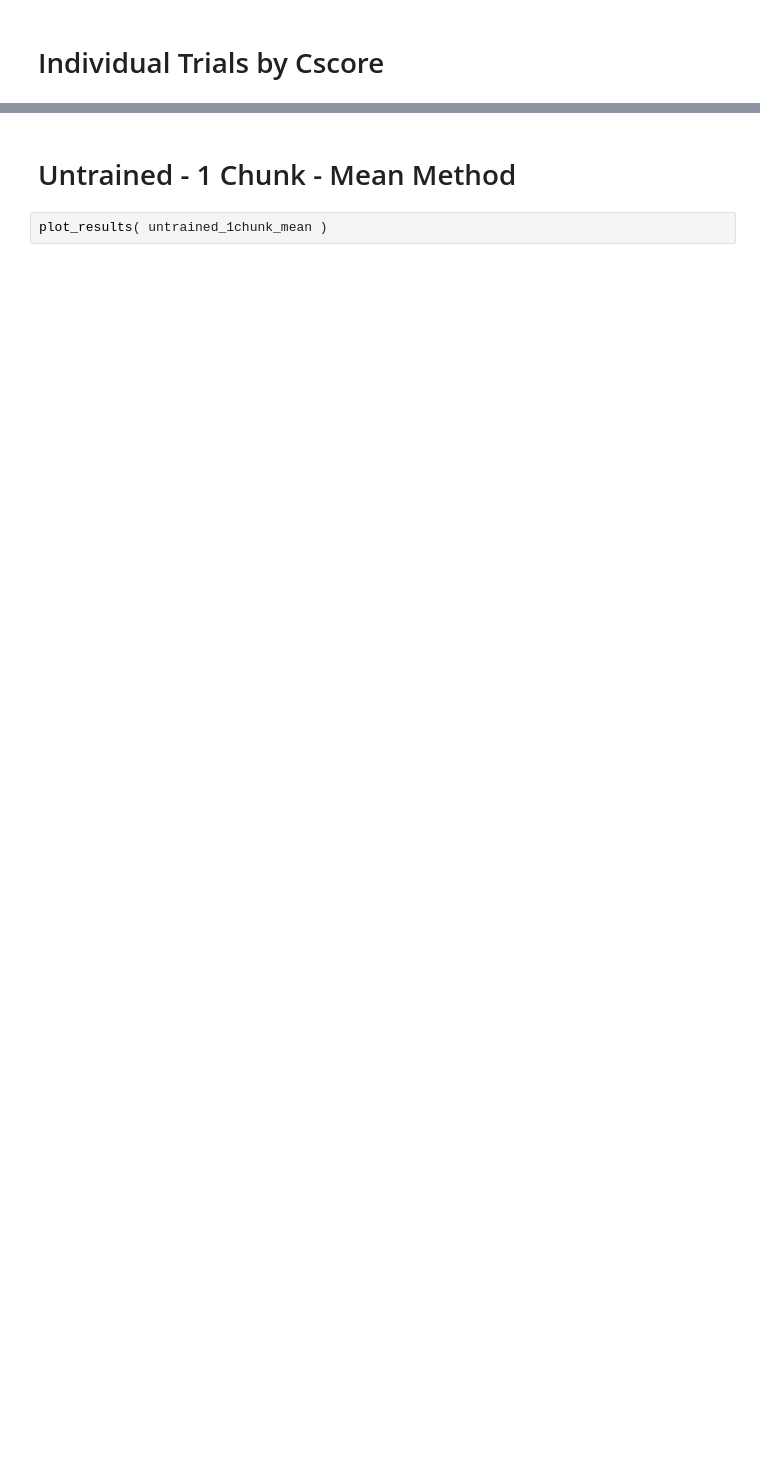
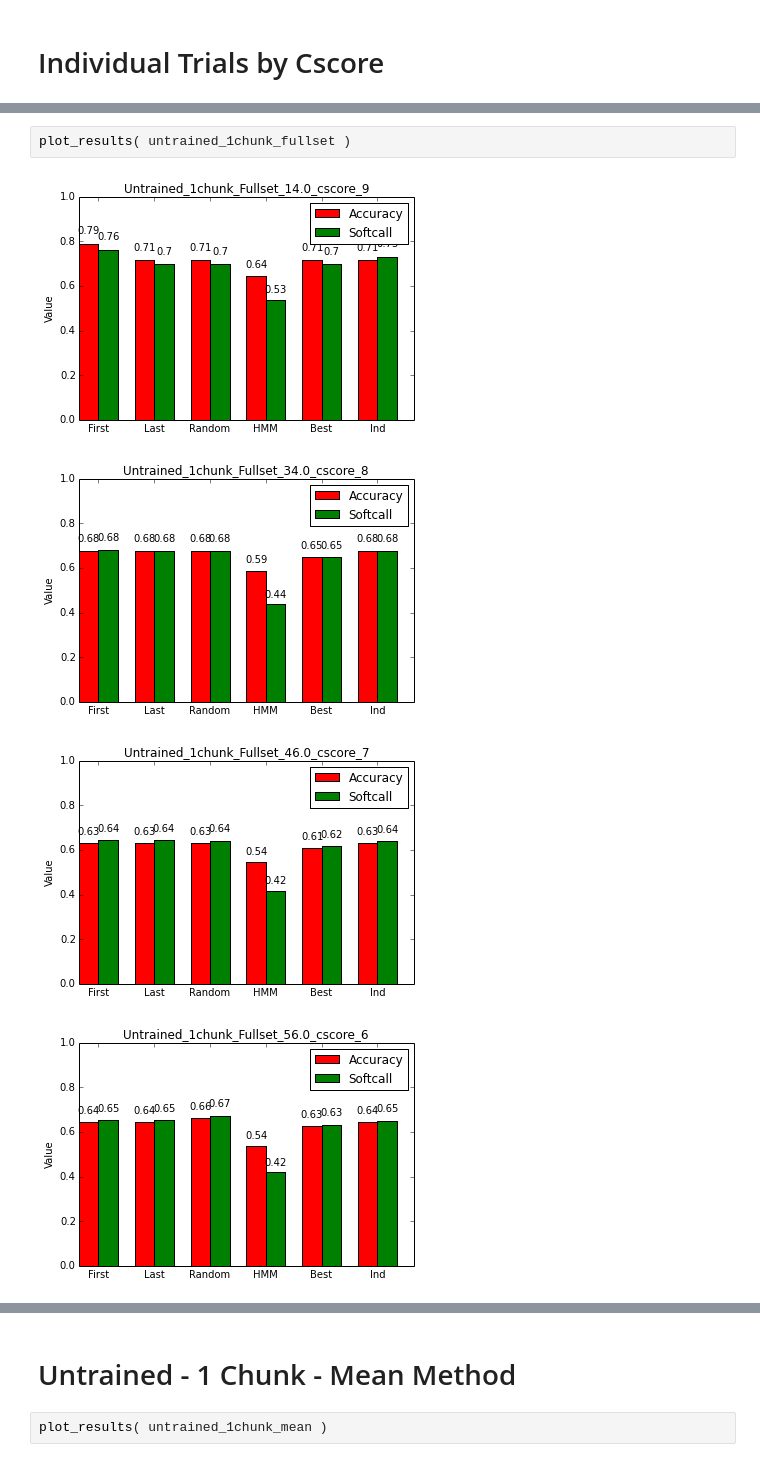
Before and after one commit to jvivian/Helicase-Reread-Project, a Jupyter notebook: Scripts/Results Plotting.ipynb, the cells around one changed output, grey strips where cells are left out. Saved outputs shown, nothing was run; the diff lists cells and outputs as text; blank space fills up the shorter version.

Commit message:
New results from full training set

```diff
--- a/Scripts/Results Plotting.ipynb
+++ b/Scripts/Results Plotting.ipynb
@@ -119,0 +127,7 @@ def plot_results( trial_set ):
+# %%
+plot_results( untrained_1chunk_fullset )
+# %% [output]
+[figure, added]
+[figure, added]
+[figure, added]
+[figure, added]
```
Also changed, not shown: parts of 11 cells of this notebook, 10 other files.
